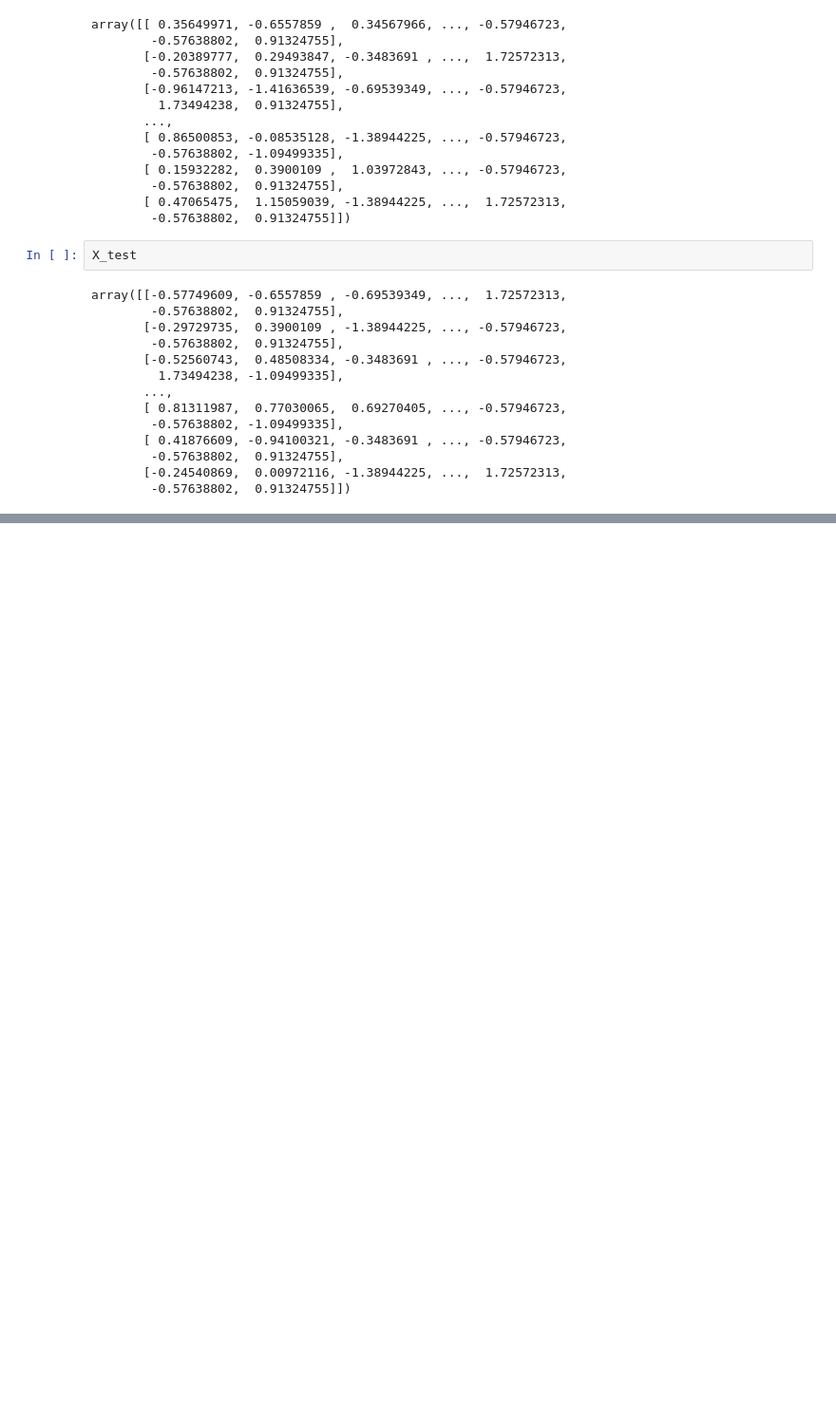
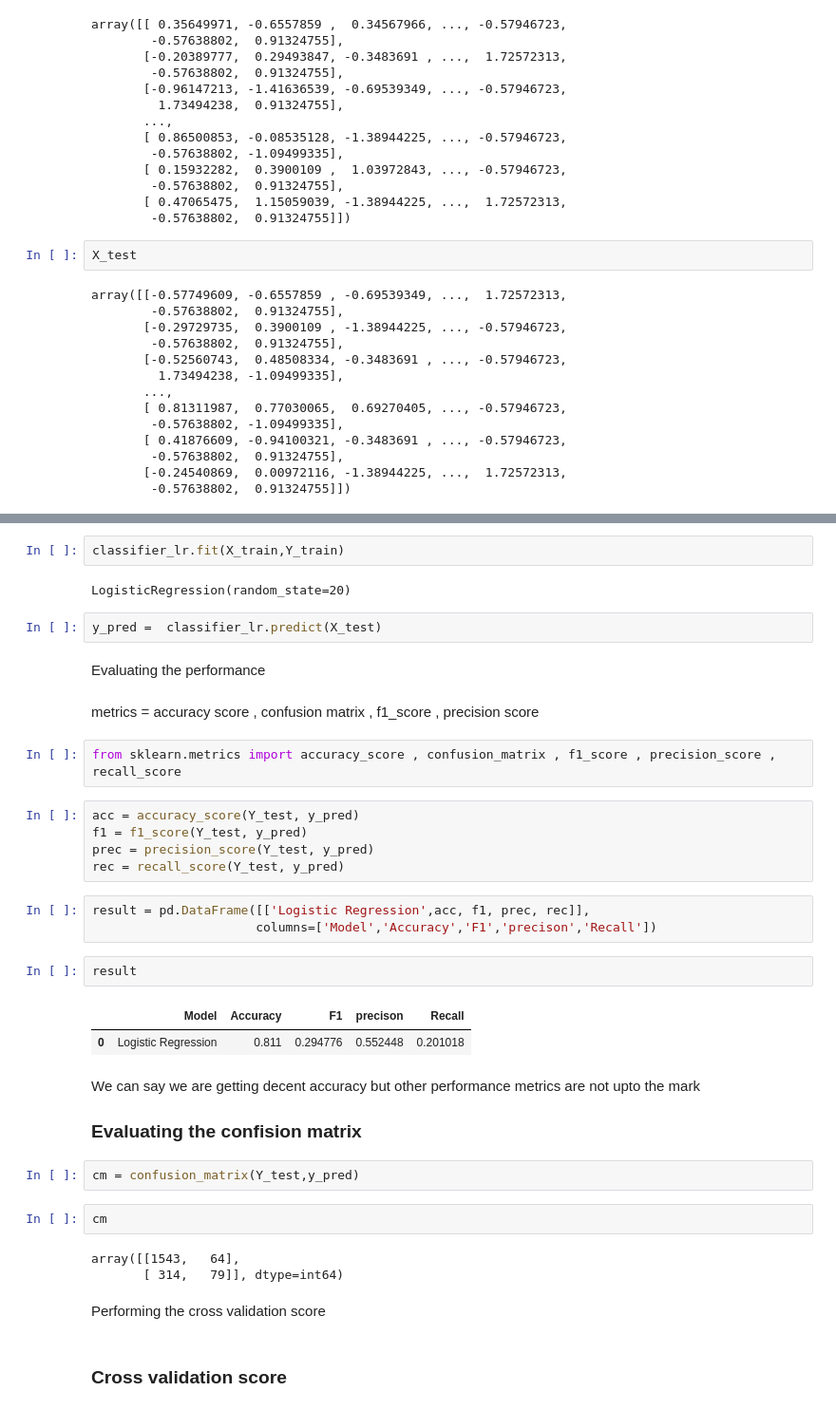
Before and after one commit to Saurav-Krishna/Data-analytics-Projects, a Jupyter notebook: Customer_Churn_Rate_prediction/main.ipynb, the cells around one changed output, grey strips where cells are left out. Shown: that part at 95% size. Saved outputs shown, nothing was run; the diff lists cells and outputs as text; blank space fills up the shorter version.

```diff
--- a/Customer_Churn_Rate_prediction/main.ipynb
+++ b/Customer_Churn_Rate_prediction/main.ipynb
@@ -275,0 +288,39 @@ array([[-0.57749609, -0.6557859 , -0.69539349, ...,  1.72572313,
+# %%
+classifier_lr.fit(X_train,Y_train)
+# %% [output]
+LogisticRegression(random_state=20)
+# %%
+y_pred =  classifier_lr.predict(X_test)
+# %% [markdown]
+Evaluating the performance
+# %% [markdown]
+metrics = accuracy score , confusion matrix , f1_score , precision score
+# %%
+from sklearn.metrics import accuracy_score , confusion_matrix , f1_score , precision_score , recall_score
+# %%
+acc = accuracy_score(Y_test, y_pred)
+f1 = f1_score(Y_test, y_pred)
+prec = precision_score(Y_test, y_pred)
+rec = recall_score(Y_test, y_pred)
+# %%
+result = pd.DataFrame([['Logistic Regression',acc, f1, prec, rec]],
+                      columns=['Model','Accuracy','F1','precison','Recall'])
+# %%
+result
+# %% [output]
+|  | Model | Accuracy | F1 | precison | Recall |
+| 0 | Logistic Regression | 0.811 | 0.294776 | 0.552448 | 0.201018 |
+# %% [markdown]
+We can say we are getting decent accuracy but other performance metrics are not upto the mark
+### Evaluating the confision matrix
+# %%
+cm = confusion_matrix(Y_test,y_pred)
+# %%
+cm
+# %% [output]
+array([[1543,   64],
+       [ 314,   79]], dtype=int64)
+# %% [markdown]
+Performing the cross validation score
+# %% [markdown]
+### Cross validation score
```
Also changed, not shown: parts of 12 cells of this notebook.
